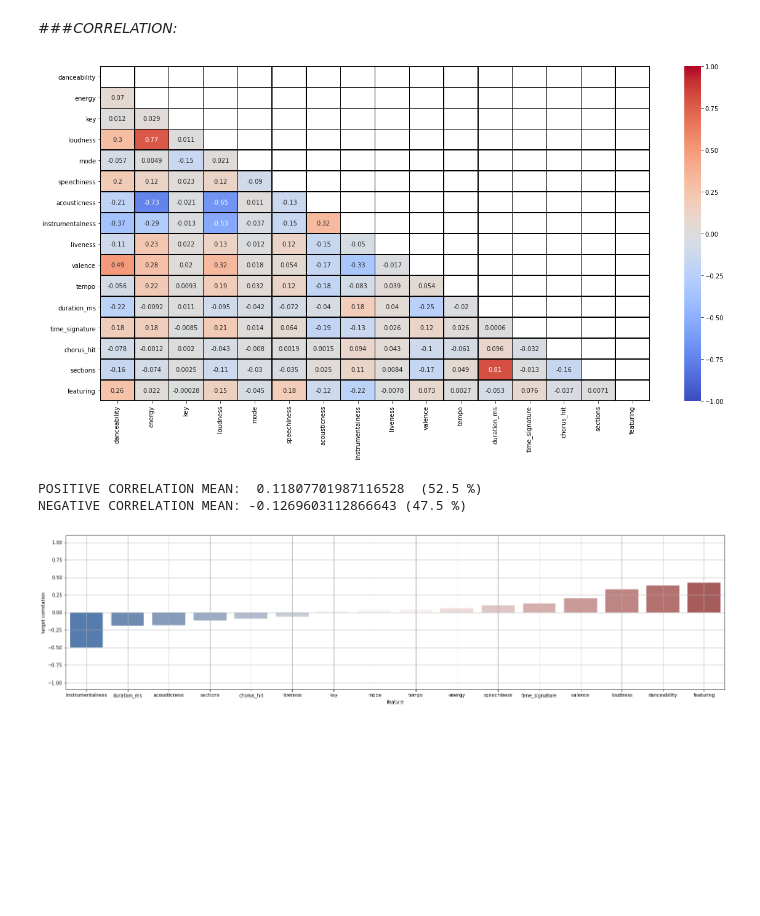
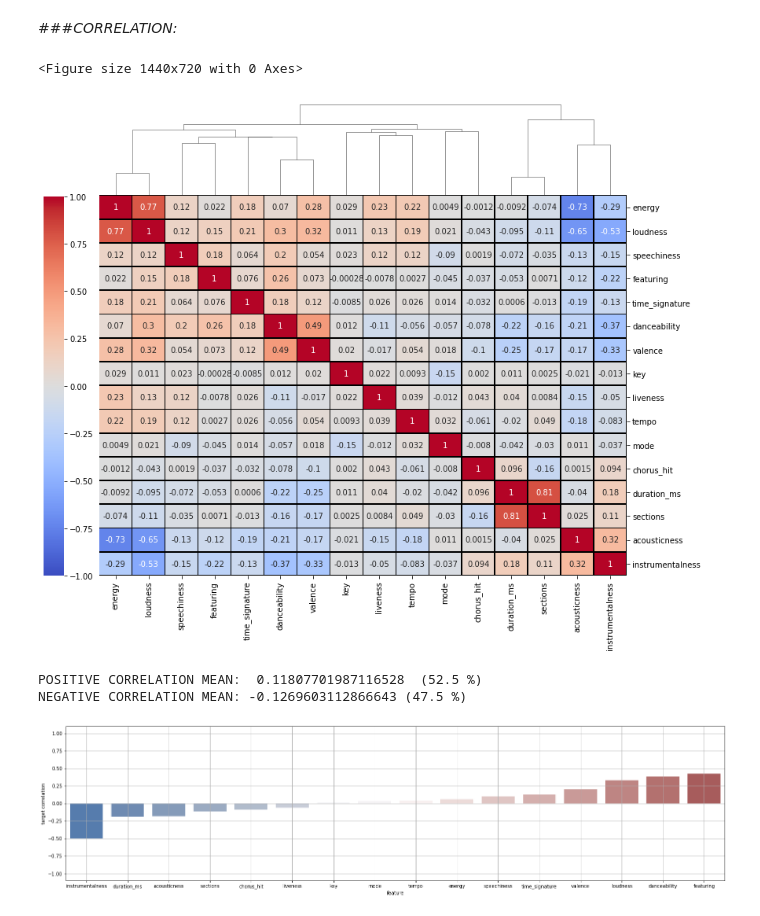
Before and after one commit to MatteoStoisa/DataSpaces_project, a Jupyter notebook: projectDataSpacesMatteoStoisa_the_spotify_hit_predictor_dataset_dataset_of_10s.ipynb, the cells around one changed output. Drawn from its saved outputs; the diff is of its cells as text; code cells hidden in the pictures; blank space fills up the shorter version.

```diff
--- a/projectDataSpacesMatteoStoisa_the_spotify_hit_predictor_dataset_dataset_of_10s.ipynb
+++ b/projectDataSpacesMatteoStoisa_the_spotify_hit_predictor_dataset_dataset_of_10s.ipynb
@@ -139,29 +139,33 @@ plot_dataset_distribution(whole_dataset_unnormalized)
 # %%
 correlation_matrix = dataset.corr()
 plt.figure(figsize=(20, 10))
-mask = np.zeros_like(correlation_matrix)
-mask[np.triu_indices_from(mask)] = True
-sns.heatmap(correlation_matrix, annot=True, fmt='.2g', vmin=-1, vmax=1, center= 0, cmap= 'coolwarm', linewidths=0.5, linecolor='black', mask=mask)
+#mask = np.zeros_like(correlation_matrix)
+#mask[np.triu_indices_from(mask)] = True
+#sns.heatmap(correlation_matrix, annot=True, fmt='.2g', vmin=-1, vmax=1, center= 0, cmap= 'coolwarm', linewidths=0.5, linecolor='black', mask=mask)
+#plt.show()
+sns.clustermap(correlation_matrix, center=0, vmin=-1, vmax=1, cmap="coolwarm", linecolor='black', dendrogram_ratio=(.1, .2), cbar_pos=(.02, .145, .03, .67), linewidths=.75, annot=True, fmt='.2g', figsize=(12, 10)).ax_row_dendrogram.remove()
 plt.show()
+
 positive_count = 0
 negative_count = 0
 positive_sum = 0
 negative_sum = 0
 for i in range(1, len(correlation_matrix)):
   for j in range(i):
     if correlation_matrix.iloc[i, j] > 0:
       positive_count += 1
       positive_sum += correlation_matrix.iloc[i, j]
     else:
       negative_count += 1
       negative_sum += correlation_matrix.iloc[i, j]
 
 print("\nPOSITIVE CORRELATION MEAN:  {}  ({} %)".format(positive_sum / positive_count, (positive_count / (positive_count + negative_count)) * 100))
 print("NEGATIVE CORRELATION MEAN: {} ({} %)".format(negative_sum / negative_count, (negative_count / (positive_count + negative_count)) * 100))
 # %% [output]
+<Figure size 1440x720 with 0 Axes>
-[figure, old version]
+[figure, new version]
-POSITIVE CORRELATION MEAN:  0.11807701987116528  (52.5 %)
-NEGATIVE CORRELATION MEAN: -0.1269603112866643 (47.5 %)
+POSITIVE CORRELATION MEAN:  0.11807701987116528  (52.5 %)
+NEGATIVE CORRELATION MEAN: -0.1269603112866643 (47.5 %)
 # %%
 plt.figure(figsize=(25, 6))
 correlation_target = whole_dataset.corr().loc[primary_features , 'target']
```
Also changed, not shown: parts of 9 cells of this notebook.
